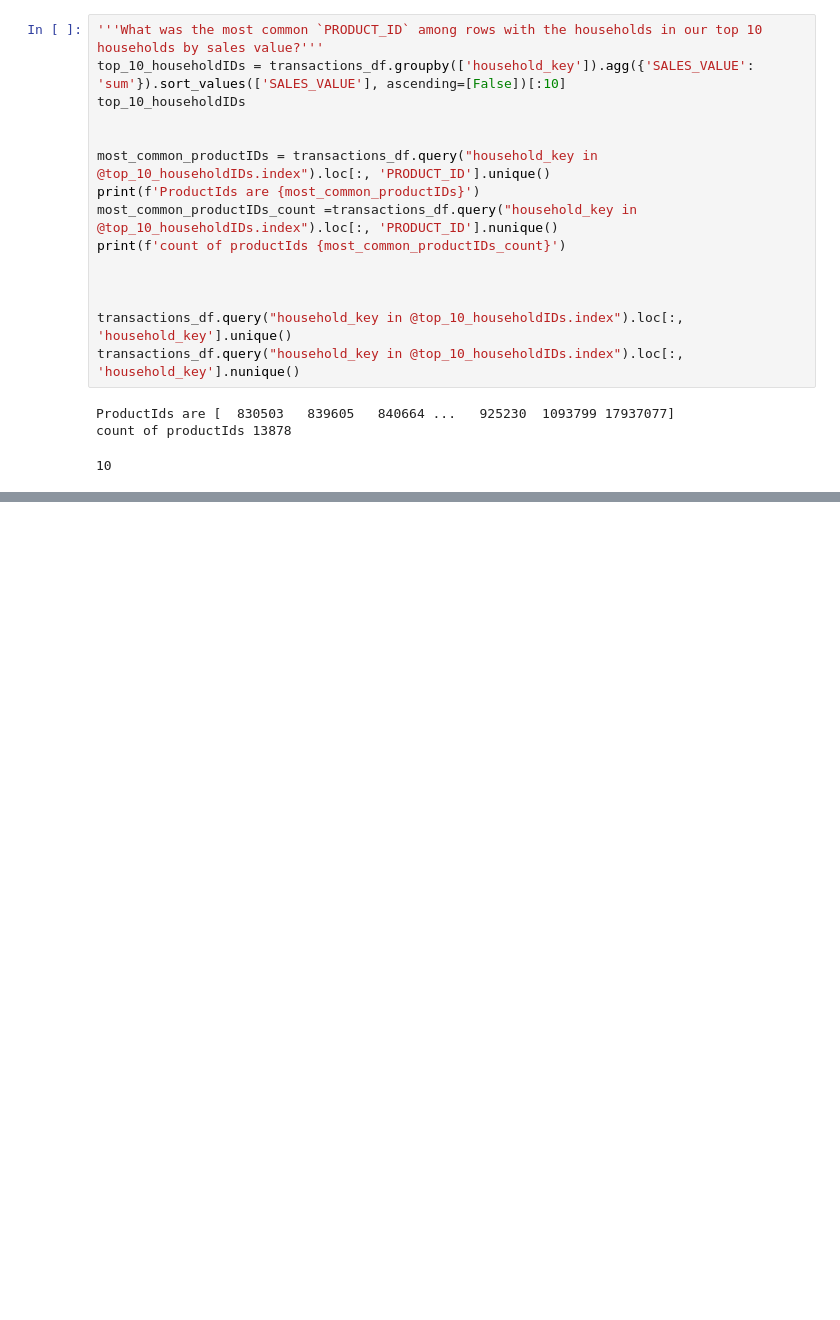
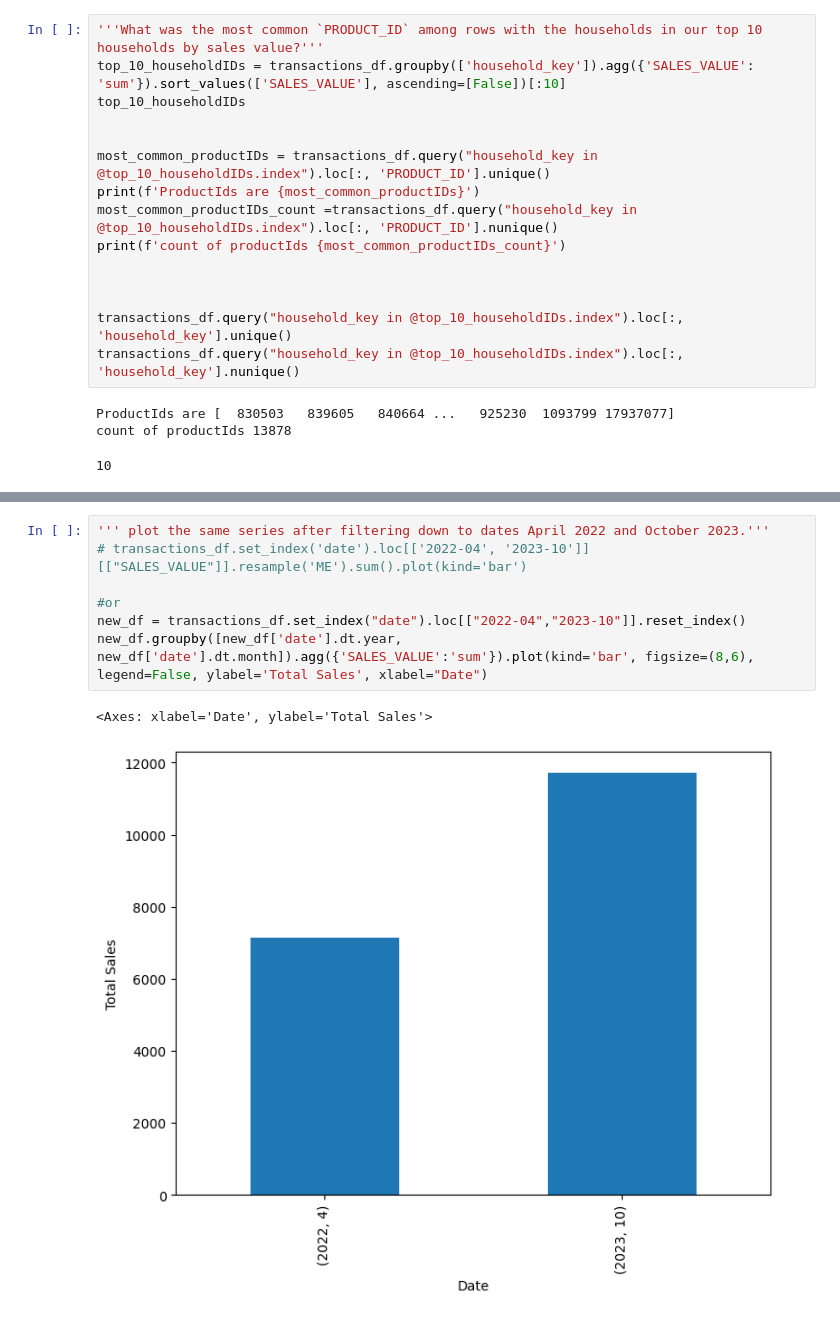
Before and after one commit to Mayar9/Mega_Market, a Jupyter notebook: Acquisition_target_data.ipynb, the cells around one changed output, grey strips where cells are left out. Saved outputs shown, nothing was run; the diff lists cells and outputs as text; blank space fills up the shorter version.

```diff
--- a/Acquisition_target_data.ipynb
+++ b/Acquisition_target_data.ipynb
@@ -502,0 +643,10 @@ products.query("PRODUCT_ID == @lookup2_top10_products[0]")
+# %%
+''' plot the same series after filtering down to dates April 2022 and October 2023.'''
+# transactions_df.set_index('date').loc[['2022-04', '2023-10']][["SALES_VALUE"]].resample('ME').sum().plot(kind='bar')
+
+#or
+new_df = transactions_df.set_index("date").loc[["2022-04","2023-10"]].reset_index()
+new_df.groupby([new_df['date'].dt.year, new_df['date'].dt.month]).agg({'SALES_VALUE':'sum'}).plot(kind='bar', figsize=(8,6), legend=False, ylabel='Total Sales', xlabel="Date")
+# %% [output]
+<Axes: xlabel='Date', ylabel='Total Sales'>
+[figure, added]
```
Also changed, not shown: parts of 16 cells of this notebook.
